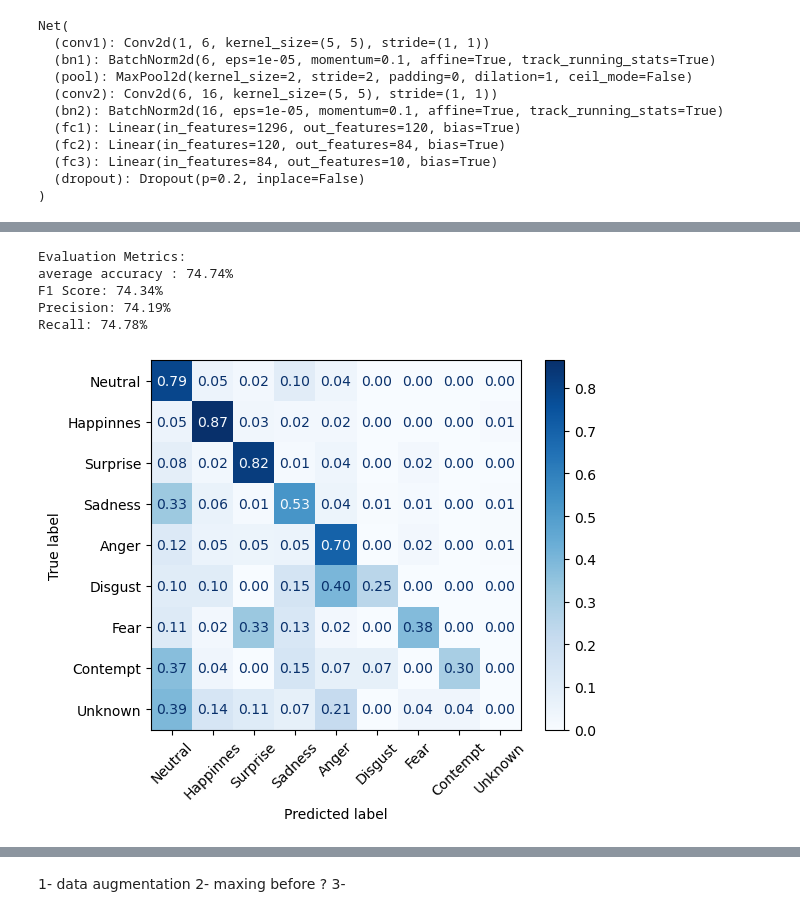
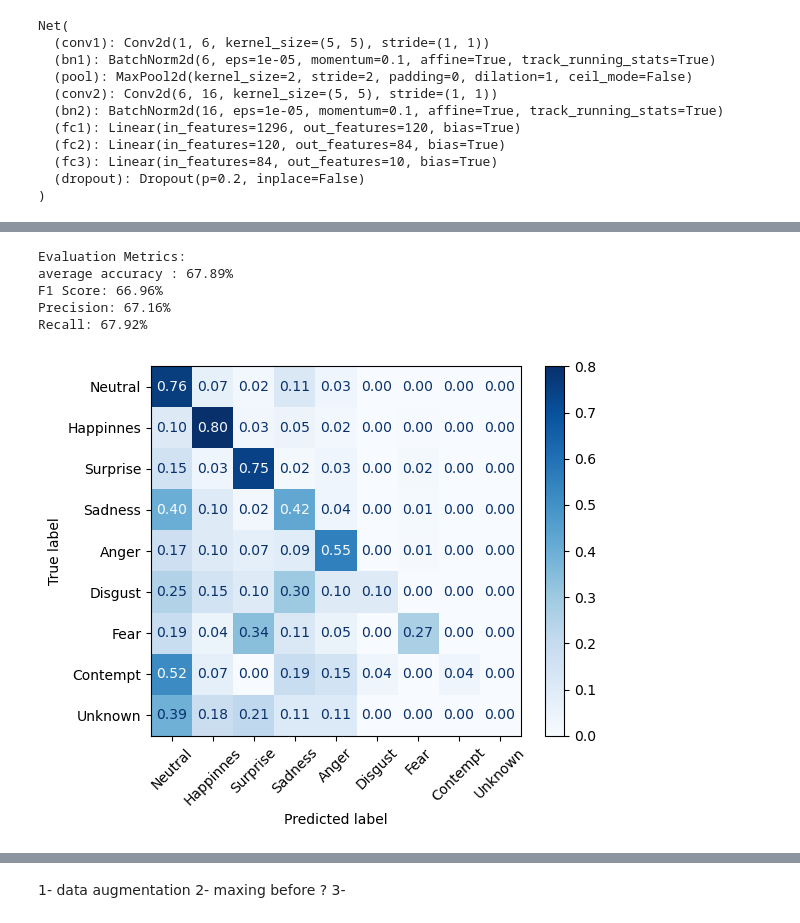
Before and after one commit to AsserElfeki/FER2013-transfer_learning, a Jupyter notebook: my_model.ipynb, the cells around one changed output, grey strips where cells are left out. Saved outputs shown, nothing was run; the diff lists cells and outputs as text; code cells hidden in the pictures.

```diff
--- a/my_model.ipynb
+++ b/my_model.ipynb
@@ -351,8 +339,8 @@ classes_map = {
 #     print("image:",idx,  'truth:', classes[train_dataset[idx]['emotions'].argmax(0)])
 # %%
 my_model = Net()
-my_model.load_state_dict(torch.load('./stats/outputs-7-no_aug/trial_1.pth'))
-# my_model.load_state_dict(torch.load('./models/CNN/trial_5.pth'))
+my_model.load_state_dict(torch.load('./stats/CNNs-2/models/trial_2.pth'))
+# my_model.load_state_dict(torch.load('./models/CNN/trial_25.pth'))
 
 my_model.eval()
 # %% [output]
@@ -373,7 +361,9 @@ model.conv1 = nn.Conv2d(1, 64, kernel_size=7, stride=2, padding=3, bias=False)
 num_classes = train_dataset.classes
 in_features = model.fc.in_features
 model.fc = nn.Linear(in_features, num_classes)
-model.load_state_dict(torch.load('./models/RESNET/RESNET-18_11.pth'))
+# model.load_state_dict(torch.load('./models/RESNET/RESNET-18_11.pth'))
+model.load_state_dict(torch.load('./stats/RESNET-Final/models/trial_3.pth'))
+
 model.to(device)
 # %% [output]
 ResNet(
@@ -495,38 +485,38 @@ def test_model(model, test_loader):
         cm_display.plot(ax=ax)
 
         # Save the plot to a file
         save_path = 'confusion_matrix3.png'  # Specify the desired save path
         plt.savefig(save_path)
 
 
 
         # Log evaluation metrics
         print("Evaluation Metrics:")
         print(f"average accuracy : {100* (sum(test_accuracy) / len(test_accuracy)):.2f}%")
         print(f"F1 Score: {100* f1 :.2f}%")
         print(f"Precision: {100* precision :.2f}%")
         print(f"Recall: {100* recall :.2f}%")
         # print("Confusion Matrix:")
         # print(confusion_mat)
         # # sns.heatmap(confusion_mat, annot=True, cmap="Blues")
         # # disp = ConfusionMatrixDisplay(confusion_matrix=confusion_mat, display_labels=classes, xticks_rotation='vertical',normalize='true' )
         # # disp.plot()
         # # plt.show()
 
         # # print total accuracy
         # print('Accuracy of the network on the test images: %d %%' % (
         #     100 * correct / total))
         # print(f"correct: {correct}, total: {total}")
         # print(test_accuracy)
         # print(sum(test_accuracy) / len(test_accuracy))
-test_model(model, test_loader=testloader)
+test_model(my_model, test_loader=testloader)
 plt.close()
 # %% [output]
 Evaluation Metrics:
-average accuracy : 74.74%
-F1 Score: 74.34%
-Precision: 74.19%
-Recall: 74.78%
+average accuracy : 67.89%
+F1 Score: 66.96%
+Precision: 67.16%
+Recall: 67.92%
-[figure, old version]
+[figure, new version]
 # %%
 model
```
Also changed, not shown: parts of 3 cells of this notebook, 7 other files.
